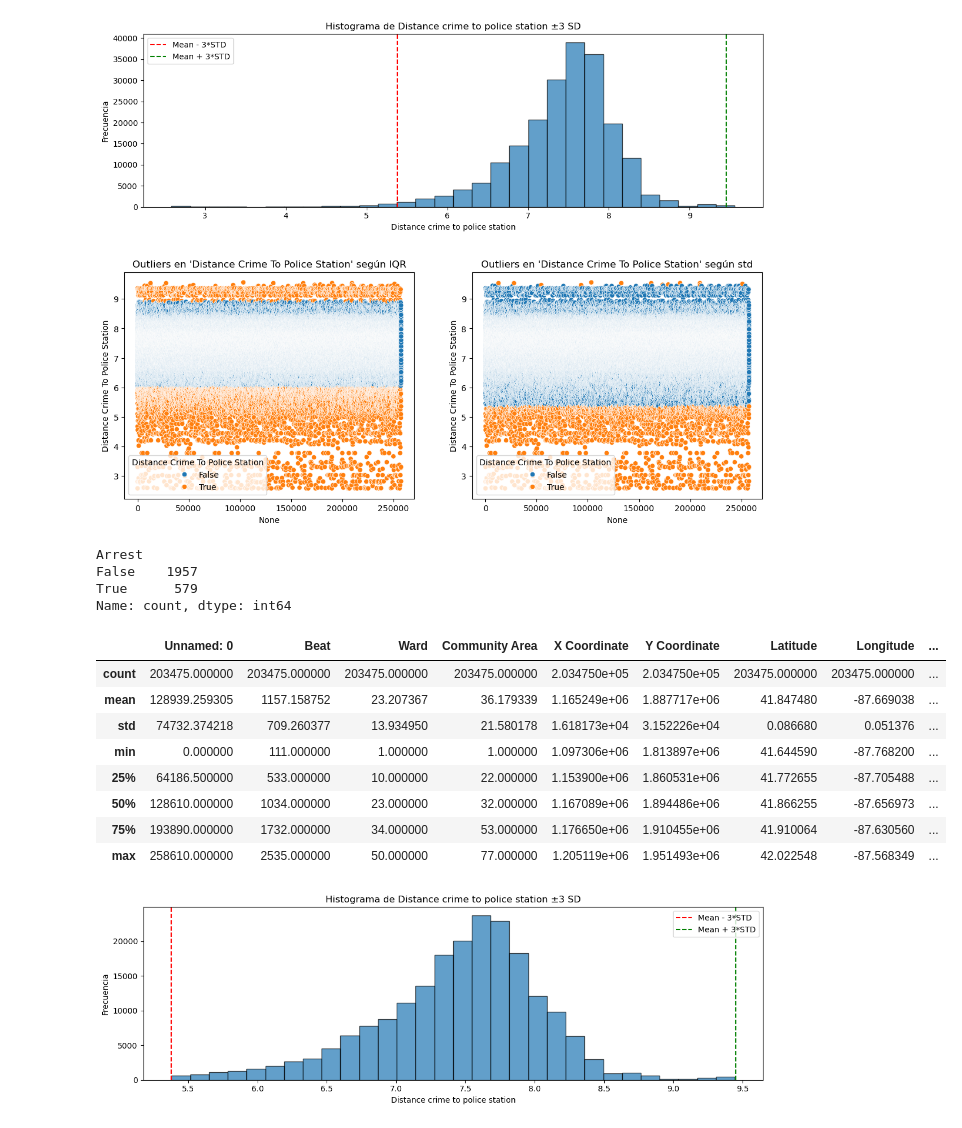
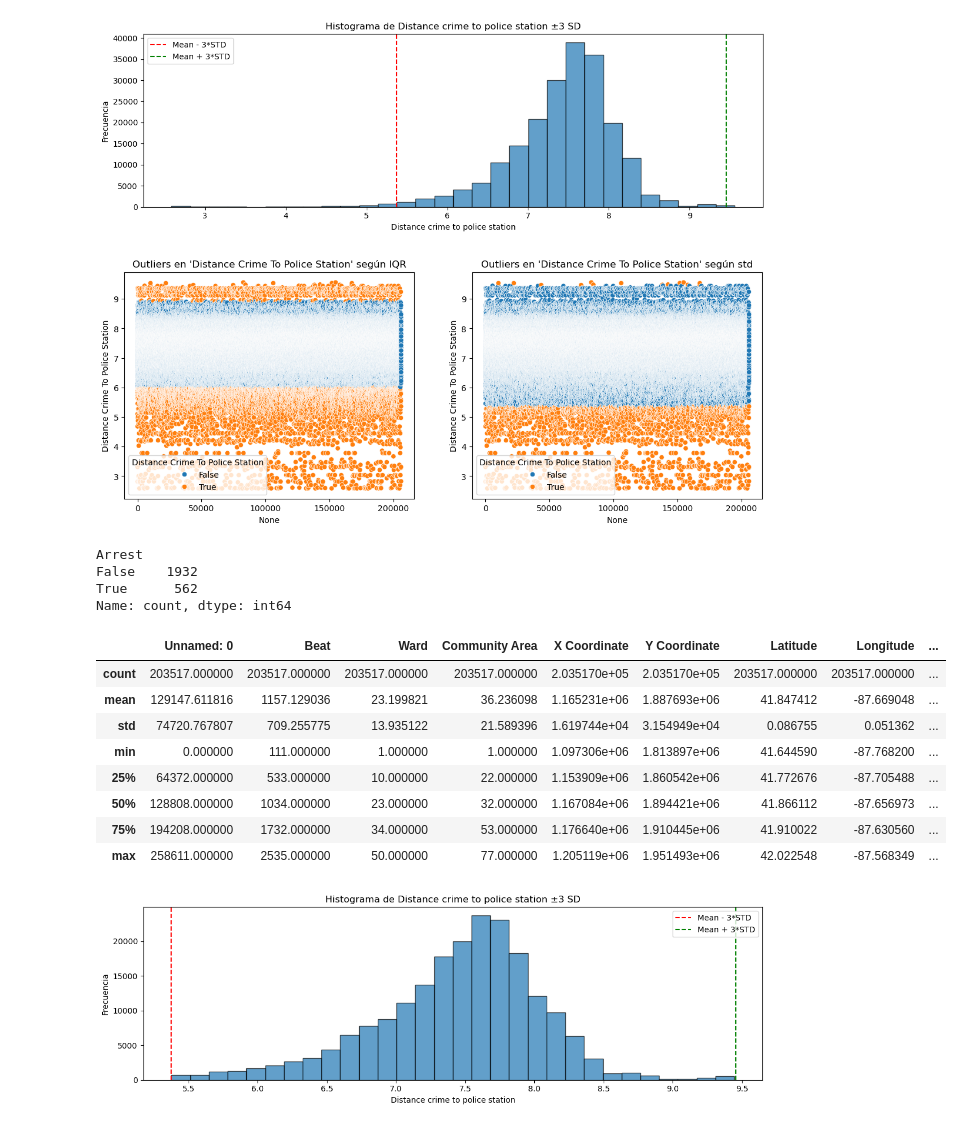
Before and after one commit to CEIA-22Co2025-Grupo4/TP-final, a Jupyter notebook: notebooks/Outliers_Encoding.ipynb, the cells around one changed output. Cells and saved outputs as stored; diff of their text form; code cells hidden in the pictures.

```diff
--- a/notebooks/Outliers_Encoding.ipynb
+++ b/notebooks/Outliers_Encoding.ipynb
@@ -53,0 +55,2 @@ df_crimes.describe()
+# %%
+df_crimes = df_crimes.drop_duplicates()
@@ -54,7 +61,7 @@ df_crimes.describe()
 # %% [markdown]
 ## Dataset split
 # %%
-df, test_df = train_test_split(df_crimes, test_size=0.2, random_state=42)
+df, test_df = train_test_split(df_crimes, test_size=0.2, random_state=42, stratify=df_crimes['Arrest'])
 
 print(df.shape, test_df.shape)
 # %% [output]
@@ -93,0 +85,16 @@ df_transformed.describe()
+# %%
+# Transformación logarítmica de 'Distance Crime To Police Station' datos de entrenamiento
+df_transformed = df.sort_index().copy()
+df_transformed['Distance Crime To Police Station'] = np.log1p(df_transformed['Distance Crime To Police Station'])
+df_transformed = df_transformed.sort_index()
+df_transformed = df_transformed.reset_index(drop=True)
+df_transformed.describe()
+
+# Transformación logarítmica de 'Distance Crime To Police Station' datos de test
+test_df_transformed = test_df.sort_index().copy()
+test_df_transformed['Distance Crime To Police Station'] = np.log1p(test_df_transformed['Distance Crime To Police Station'])
+test_df_transformed = test_df_transformed.sort_index()
+test_df_transformed = test_df_transformed.reset_index(drop=True)
+
+print("Train shape:", df_transformed.shape)
+print("Test shape:", test_df_transformed.shape)
@@ -171,27 +180,27 @@ sns.scatterplot(x=df_for_outliers.index, y=df_for_outliers['Distance Crime To Po
 ax[1].set_title("Outliers en 'Distance Crime To Police Station' según std")
 plt.show()
 # %% [output]
-[figure, old version]
+[figure, new version]
 # %%
 df_transformed[outliers_std['Distance Crime To Police Station']==True]["Arrest"].value_counts()
 # %% [output]
 Arrest
-False    1957
-True      579
+False    1932
+True      562
 Name: count, dtype: int64
 # %%
-df_no_outliers = df_transformed[~outliers_std.any(axis=1)]
+df_no_outliers = df_transformed[~outliers_std.any(axis=1)].copy()
 df_no_outliers.describe()
 # %% [output]
 |  | Unnamed: 0 | Beat | Ward | Community Area | X Coordinate | Y Coordinate | Latitude | Longitude | ... |
-| count | 203475.000000 | 203475.000000 | 203475.000000 | 203475.000000 | 2.034750e+05 | 2.034750e+05 | 203475.000000 | 203475.000000 | ... |
-| mean | 128939.259305 | 1157.158752 | 23.207367 | 36.179339 | 1.165249e+06 | 1.887717e+06 | 41.847480 | -87.669038 | ... |
-| std | 74732.374218 | 709.260377 | 13.934950 | 21.580178 | 1.618173e+04 | 3.152226e+04 | 0.086680 | 0.051376 | ... |
+| count | 203517.000000 | 203517.000000 | 203517.000000 | 203517.000000 | 2.035170e+05 | 2.035170e+05 | 203517.000000 | 203517.000000 | ... |
+| mean | 129147.611816 | 1157.129036 | 23.199821 | 36.236098 | 1.165231e+06 | 1.887693e+06 | 41.847412 | -87.669048 | ... |
+| std | 74720.767807 | 709.255775 | 13.935122 | 21.589396 | 1.619744e+04 | 3.154949e+04 | 0.086755 | 0.051362 | ... |
 | min | 0.000000 | 111.000000 | 1.000000 | 1.000000 | 1.097306e+06 | 1.813897e+06 | 41.644590 | -87.768200 | ... |
-| 25% | 64186.500000 | 533.000000 | 10.000000 | 22.000000 | 1.153900e+06 | 1.860531e+06 | 41.772655 | -87.705488 | ... |
-| 50% | 128610.000000 | 1034.000000 | 23.000000 | 32.000000 | 1.167089e+06 | 1.894486e+06 | 41.866255 | -87.656973 | ... |
-| 75% | 193890.000000 | 1732.000000 | 34.000000 | 53.000000 | 1.176650e+06 | 1.910455e+06 | 41.910064 | -87.630560 | ... |
-| max | 258610.000000 | 2535.000000 | 50.000000 | 77.000000 | 1.205119e+06 | 1.951493e+06 | 42.022548 | -87.568349 | ... |
+| 25% | 64372.000000 | 533.000000 | 10.000000 | 22.000000 | 1.153909e+06 | 1.860542e+06 | 41.772676 | -87.705488 | ... |
+| 50% | 128808.000000 | 1034.000000 | 23.000000 | 32.000000 | 1.167084e+06 | 1.894421e+06 | 41.866112 | -87.656973 | ... |
+| 75% | 194208.000000 | 1732.000000 | 34.000000 | 53.000000 | 1.176640e+06 | 1.910445e+06 | 41.910022 | -87.630560 | ... |
+| max | 258611.000000 | 2535.000000 | 50.000000 | 77.000000 | 1.205119e+06 | 1.951493e+06 | 42.022548 | -87.568349 | ... |
 # %%
 fig, ax = plt.subplots(1, figsize=(12, 4))
 
```
Also changed, not shown: parts of 39 cells of this notebook.
